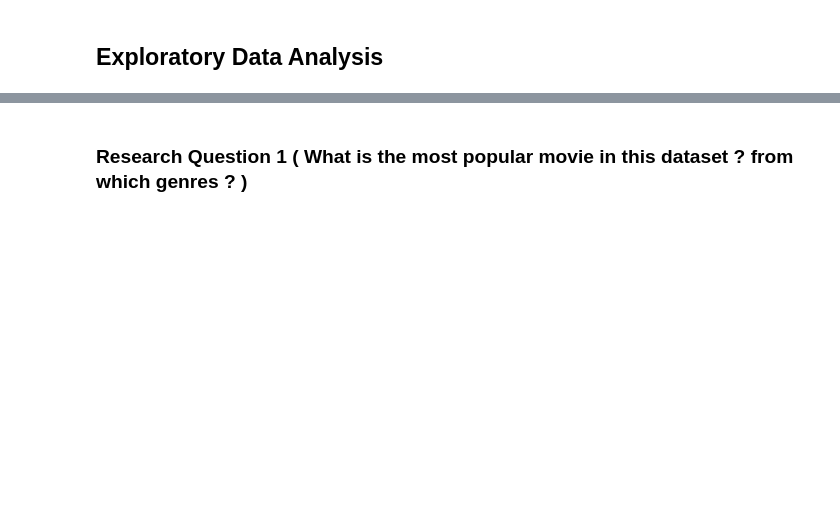
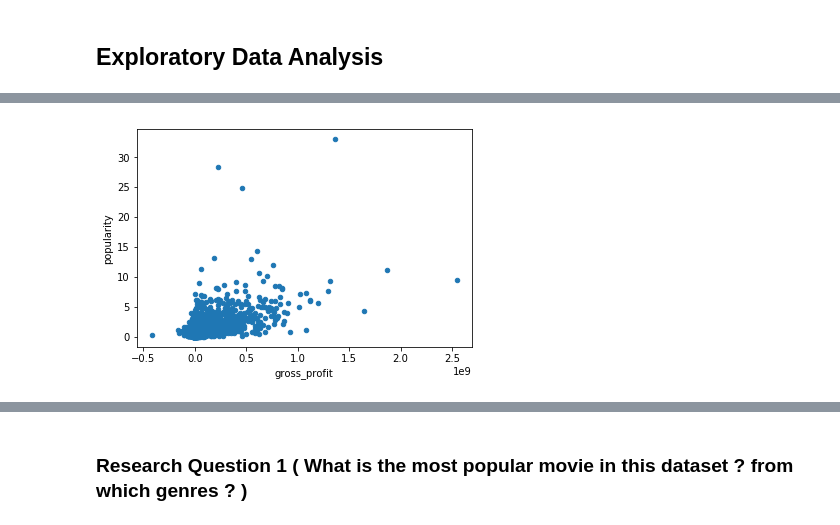
Before and after one commit to Muhammad-Elgendi/TMDb-data-analysis, a Jupyter notebook: Investigate_a_Dataset.ipynb, the cells around one changed output, grey strips where cells are left out. Cells and saved outputs as stored; diff of their text form; code cells hidden in the pictures; blank space fills up the shorter version.

```diff
--- a/Investigate_a_Dataset.ipynb
+++ b/Investigate_a_Dataset.ipynb
@@ -303,0 +346,6 @@ After applying option number 1 with multi-values column it sound that dataframe
+# %%
+# let's show relationship between variables
+# is there a relationship between gross_profit and popularity ?
+movie_df[['gross_profit','popularity']].plot(kind='scatter',x='gross_profit',y='popularity');
+# %% [output]
+[figure, added]
```
Also changed, not shown: parts of 41 cells of this notebook.
